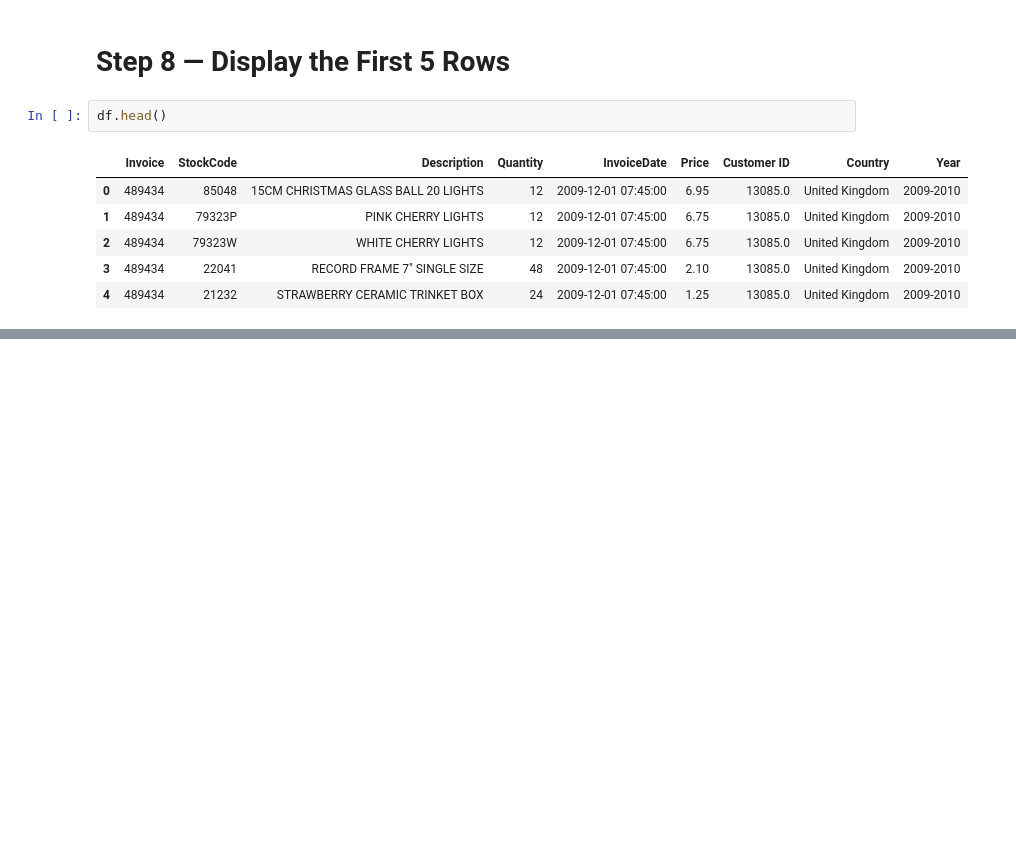
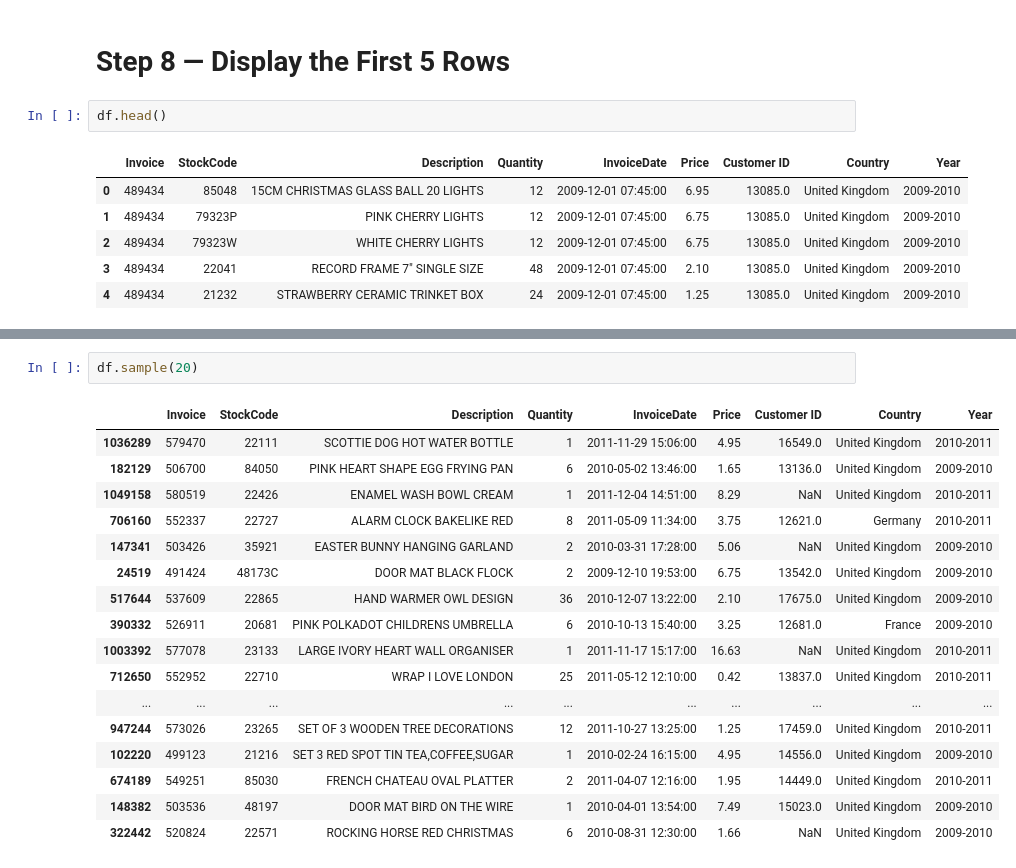
Before and after one commit to AiWriter404/retail-sales-data-cleaning-visualization, a Jupyter notebook: retail-sales-data-cleaning-visualization.ipynb, the cells around one changed output, grey strips where cells are left out. Cells and saved outputs as stored; diff of their text form; blank space fills up the shorter version.

```diff
--- a/retail-sales-data-cleaning-visualization.ipynb
+++ b/retail-sales-data-cleaning-visualization.ipynb
@@ -154,0 +196,20 @@ df.head()
+# %%
+df.sample(20)
+# %% [output]
+|  | Invoice | StockCode | Description | Quantity | InvoiceDate | Price | Customer ID | Country | Year |
+| 1036289 | 579470 | 22111 | SCOTTIE DOG HOT WATER BOTTLE | 1 | 2011-11-29 15:06:00 | 4.95 | 16549.0 | United Kingdom | 2010-2011 |
+| 182129 | 506700 | 84050 | PINK HEART SHAPE EGG FRYING PAN | 6 | 2010-05-02 13:46:00 | 1.65 | 13136.0 | United Kingdom | 2009-2010 |
+| 1049158 | 580519 | 22426 | ENAMEL WASH BOWL CREAM | 1 | 2011-12-04 14:51:00 | 8.29 | NaN | United Kingdom | 2010-2011 |
+| 706160 | 552337 | 22727 | ALARM CLOCK BAKELIKE RED | 8 | 2011-05-09 11:34:00 | 3.75 | 12621.0 | Germany | 2010-2011 |
+| 147341 | 503426 | 35921 | EASTER BUNNY HANGING GARLAND | 2 | 2010-03-31 17:28:00 | 5.06 | NaN | United Kingdom | 2009-2010 |
+| 24519 | 491424 | 48173C | DOOR MAT BLACK FLOCK | 2 | 2009-12-10 19:53:00 | 6.75 | 13542.0 | United Kingdom | 2009-2010 |
+| 517644 | 537609 | 22865 | HAND WARMER OWL DESIGN | 36 | 2010-12-07 13:22:00 | 2.10 | 17675.0 | United Kingdom | 2009-2010 |
+| 390332 | 526911 | 20681 | PINK POLKADOT CHILDRENS UMBRELLA | 6 | 2010-10-13 15:40:00 | 3.25 | 12681.0 | France | 2009-2010 |
+| 1003392 | 577078 | 23133 | LARGE IVORY HEART WALL ORGANISER | 1 | 2011-11-17 15:17:00 | 16.63 | NaN | United Kingdom | 2010-2011 |
+| 712650 | 552952 | 22710 | WRAP I LOVE LONDON | 25 | 2011-05-12 12:10:00 | 0.42 | 13837.0 | United Kingdom | 2010-2011 |
+| ... | ... | ... | ... | ... | ... | ... | ... | ... | ... |
+| 947244 | 573026 | 23265 | SET OF 3 WOODEN TREE DECORATIONS | 12 | 2011-10-27 13:25:00 | 1.25 | 17459.0 | United Kingdom | 2010-2011 |
+| 102220 | 499123 | 21216 | SET 3 RED SPOT TIN TEA,COFFEE,SUGAR | 1 | 2010-02-24 16:15:00 | 4.95 | 14556.0 | United Kingdom | 2009-2010 |
+| 674189 | 549251 | 85030 | FRENCH CHATEAU OVAL PLATTER | 2 | 2011-04-07 12:16:00 | 1.95 | 14449.0 | United Kingdom | 2010-2011 |
+| 148382 | 503536 | 48197 | DOOR MAT BIRD ON THE WIRE | 1 | 2010-04-01 13:54:00 | 7.49 | 15023.0 | United Kingdom | 2009-2010 |
+| 322442 | 520824 | 22571 | ROCKING HORSE RED CHRISTMAS | 6 | 2010-08-31 12:30:00 | 1.66 | NaN | United Kingdom | 2009-2010 |
```
Also changed, not shown: parts of 6 cells of this notebook.
